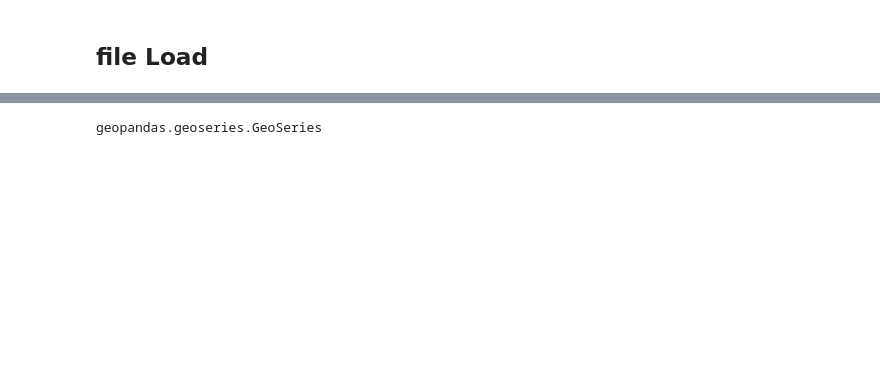
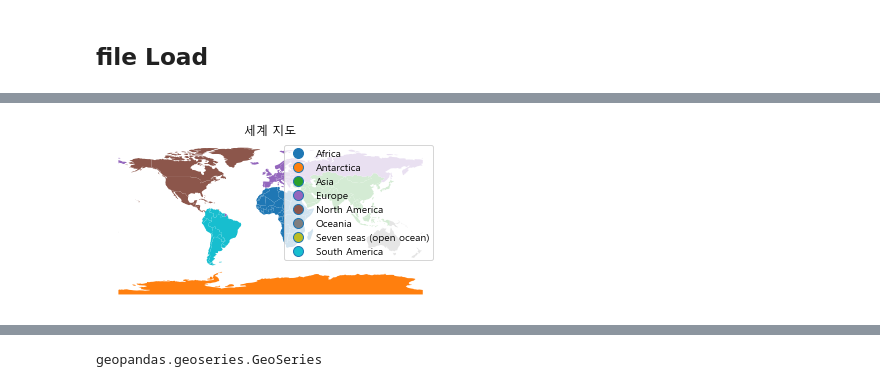
Before and after one commit to whtngus/finding_road, a Jupyter notebook: EDA/temp_polygon_mapping.ipynb, the cells around one changed output, grey strips where cells are left out. Drawn from its saved outputs; the diff is of its cells as text; code cells hidden in the pictures; blank space fills up the shorter version.

```diff
--- a/EDA/temp_polygon_mapping.ipynb
+++ b/EDA/temp_polygon_mapping.ipynb
@@ -301,0 +63,7 @@ tmp.plot()
+# %%
+ax = countries.plot(column="continent", legend=True, categorical=True)
+ax.set_title("세계 지도")
+ax.set_axis_off()
+plt.show()
+# %% [output]
+[figure, added]
```
Also changed, not shown: parts of 46 cells of this notebook, 1 other file.
